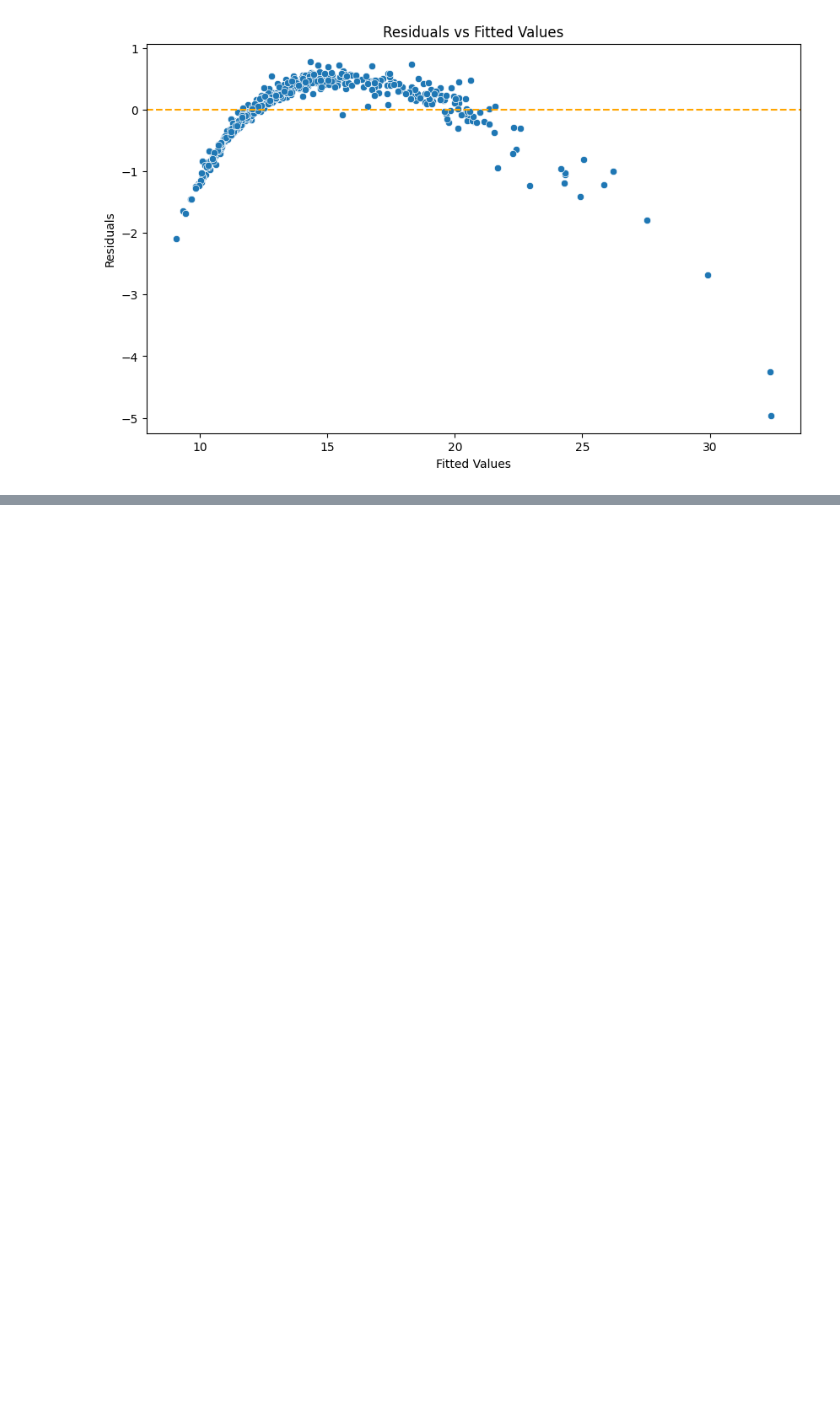
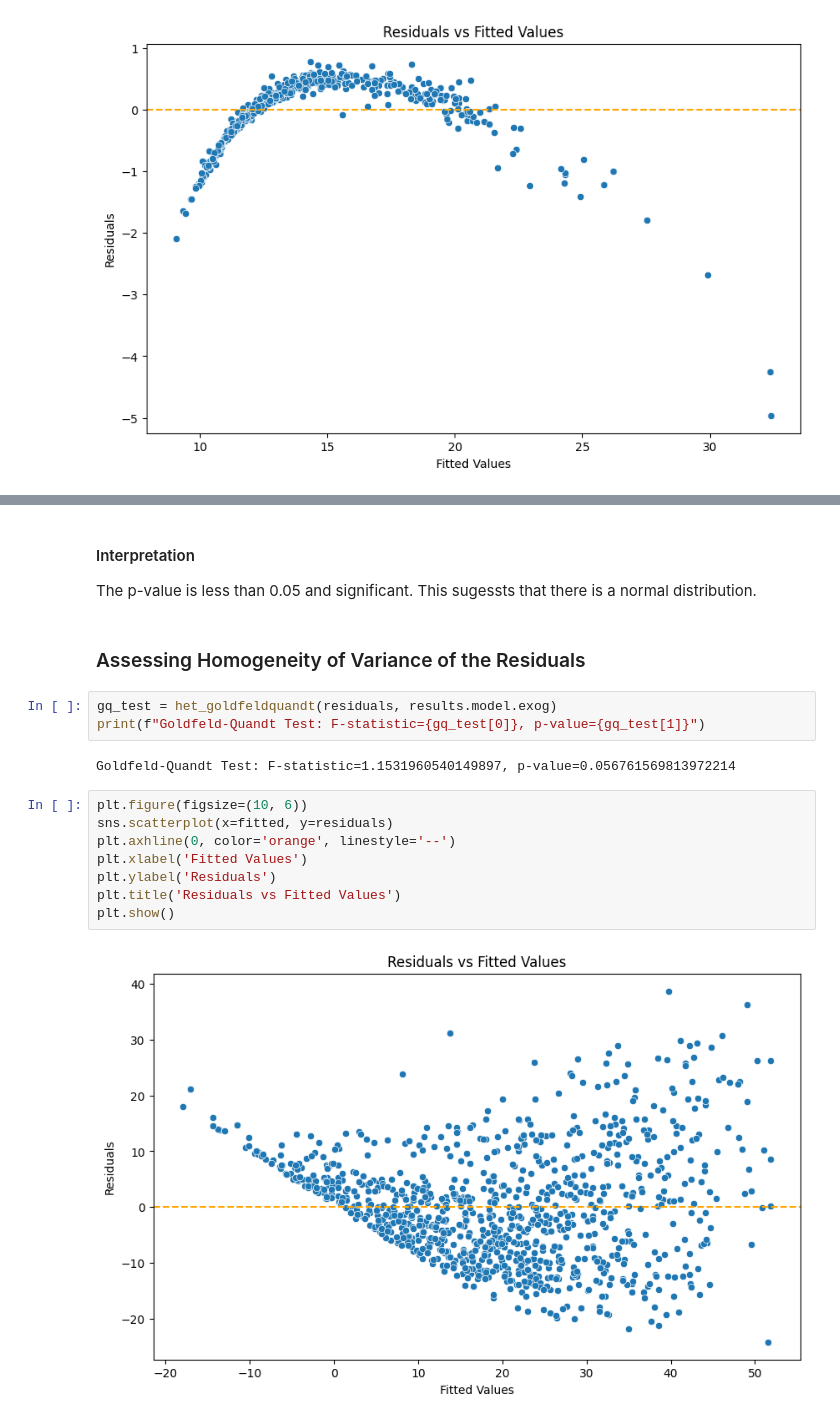
Before and after one commit to ktdutta/datasci_6_regression, a Jupyter notebook: datasci_6_regression.ipynb, the cells around one changed output, grey strips where cells are left out. Saved outputs shown, nothing was run; the diff lists cells and outputs as text; blank space fills up the shorter version.

```diff
--- a/datasci_6_regression.ipynb
+++ b/datasci_6_regression.ipynb
@@ -204,0 +377,21 @@ plt.show()
+# %% [markdown]
+#### Interpretation
+
+The p-value is less than 0.05 and significant. This sugessts that there is a normal distribution.
+# %% [markdown]
+### Assessing Homogeneity of Variance of the Residuals
+# %%
+gq_test = het_goldfeldquandt(residuals, results.model.exog)
+print(f"Goldfeld-Quandt Test: F-statistic={gq_test[0]}, p-value={gq_test[1]}")
+# %% [output]
+Goldfeld-Quandt Test: F-statistic=1.1531960540149897, p-value=0.056761569813972214
+# %%
+plt.figure(figsize=(10, 6))
+sns.scatterplot(x=fitted, y=residuals)
+plt.axhline(0, color='orange', linestyle='--')
+plt.xlabel('Fitted Values')
+plt.ylabel('Residuals')
+plt.title('Residuals vs Fitted Values')
+plt.show()
+# %% [output]
+[figure, added]
```
Also changed, not shown: parts of 34 cells of this notebook.
